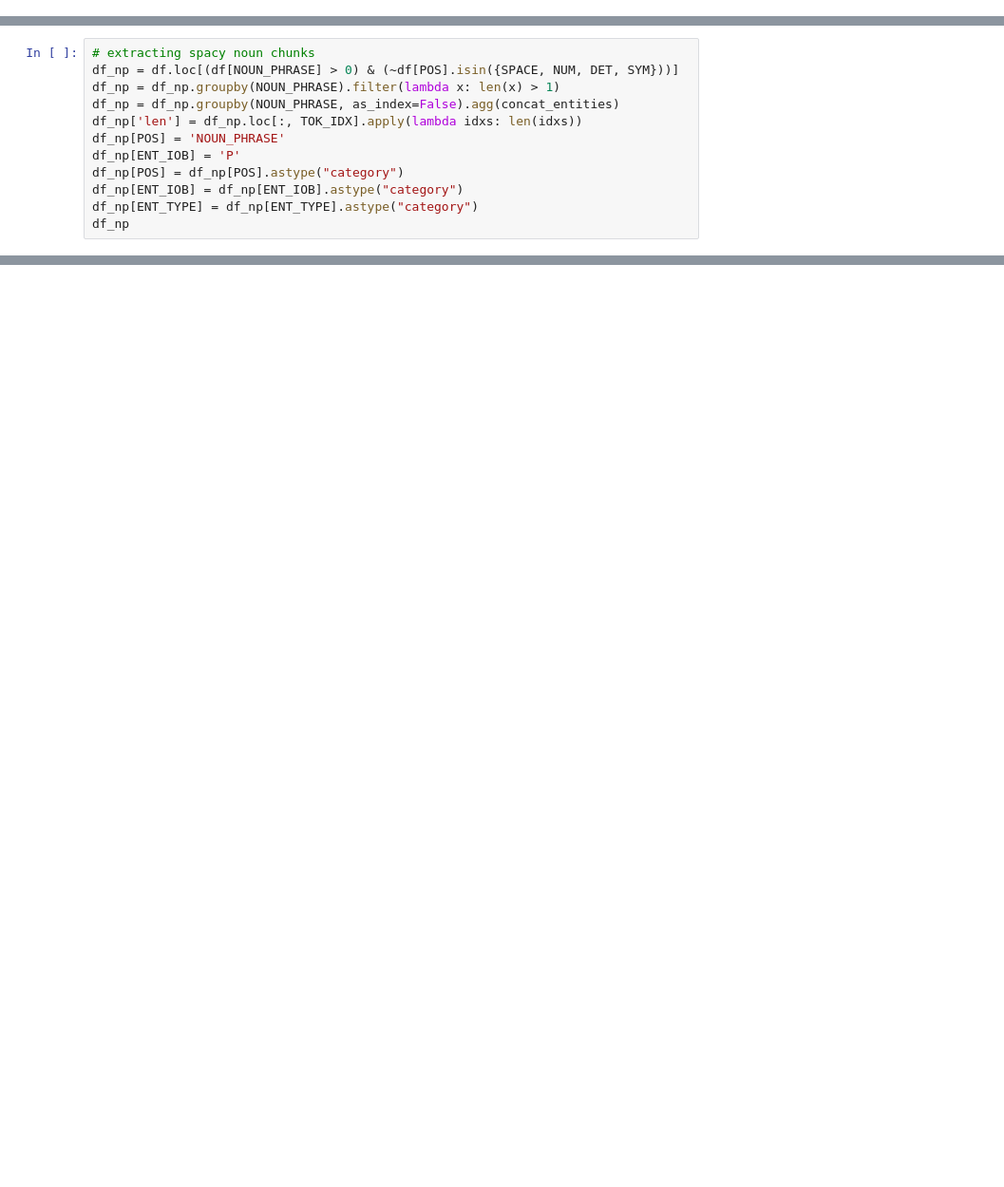
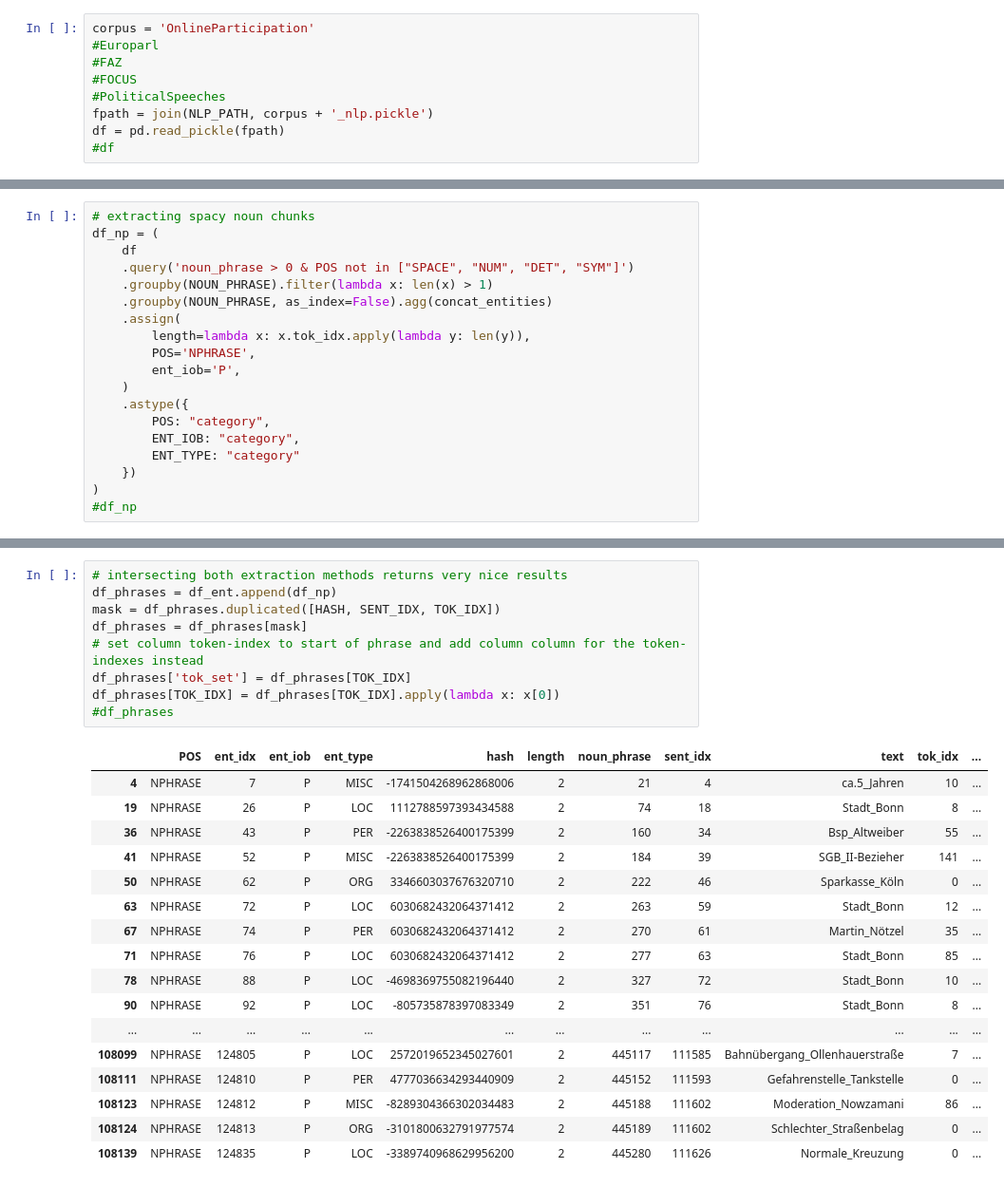
Before and after one commit to andifunke/topic-labeling, a Jupyter notebook: Phrase_extraction.ipynb, the cells around one changed output, grey strips where cells are left out. Shown at 95% size. Cells and saved outputs as stored; diff of their text form; blank space fills up the shorter version.

```diff
--- a/Phrase_extraction.ipynb
+++ b/Phrase_extraction.ipynb
@@ -39,3 +8,12 @@ df
+# %%
+corpus = 'OnlineParticipation'
+#Europarl
+#FAZ
+#FOCUS
+#PoliticalSpeeches
+fpath = join(NLP_PATH, corpus + '_nlp.pickle')
+df = pd.read_pickle(fpath)
+#df
 # %%
 def concat_entities(column):
     if column.name in {HASH, SENT_IDX, ENT_IDX, ENT_TYPE}:
@@ -79,12 +72,19 @@ df_entities
 # %%
 # extracting spacy noun chunks
-df_np = df.loc[(df[NOUN_PHRASE] > 0) & (~df[POS].isin({SPACE, NUM, DET, SYM}))]
-df_np = df_np.groupby(NOUN_PHRASE).filter(lambda x: len(x) > 1)
-df_np = df_np.groupby(NOUN_PHRASE, as_index=False).agg(concat_entities)
-df_np['len'] = df_np.loc[:, TOK_IDX].apply(lambda idxs: len(idxs))
-df_np[POS] = 'NOUN_PHRASE'
-df_np[ENT_IOB] = 'P'
-df_np[POS] = df_np[POS].astype("category")
-df_np[ENT_IOB] = df_np[ENT_IOB].astype("category")
-df_np[ENT_TYPE] = df_np[ENT_TYPE].astype("category")
-df_np
+df_np = (
+    df
+    .query('noun_phrase > 0 & POS not in ["SPACE", "NUM", "DET", "SYM"]')
+    .groupby(NOUN_PHRASE).filter(lambda x: len(x) > 1)
+    .groupby(NOUN_PHRASE, as_index=False).agg(concat_entities)
+    .assign(
+        length=lambda x: x.tok_idx.apply(lambda y: len(y)),
+        POS='NPHRASE',
+        ent_iob='P',
+    )
+    .astype({
+        POS: "category",
+        ENT_IOB: "category",
+        ENT_TYPE: "category"
+    })
+)
+#df_np
@@ -134,0 +91,27 @@ df_dups
+# %%
+# intersecting both extraction methods returns very nice results
+df_phrases = df_ent.append(df_np)
+mask = df_phrases.duplicated([HASH, SENT_IDX, TOK_IDX])
+df_phrases = df_phrases[mask]
+# set column token-index to start of phrase and add column column for the token-indexes instead
+df_phrases['tok_set'] = df_phrases[TOK_IDX]
+df_phrases[TOK_IDX] = df_phrases[TOK_IDX].apply(lambda x: x[0])
+#df_phrases
+# %% [output]
+|  | POS | ent_idx | ent_iob | ent_type | hash | length | noun_phrase | sent_idx | text | tok_idx | ... |
+| 4 | NPHRASE | 7 | P | MISC | -1741504268962868006 | 2 | 21 | 4 | ca.5_Jahren | 10 | ... |
+| 19 | NPHRASE | 26 | P | LOC | 1112788597393434588 | 2 | 74 | 18 | Stadt_Bonn | 8 | ... |
+| 36 | NPHRASE | 43 | P | PER | -2263838526400175399 | 2 | 160 | 34 | Bsp_Altweiber | 55 | ... |
+| 41 | NPHRASE | 52 | P | MISC | -2263838526400175399 | 2 | 184 | 39 | SGB_II-Bezieher | 141 | ... |
+| 50 | NPHRASE | 62 | P | ORG | 3346603037676320710 | 2 | 222 | 46 | Sparkasse_Köln | 0 | ... |
+| 63 | NPHRASE | 72 | P | LOC | 6030682432064371412 | 2 | 263 | 59 | Stadt_Bonn | 12 | ... |
+| 67 | NPHRASE | 74 | P | PER | 6030682432064371412 | 2 | 270 | 61 | Martin_Nötzel | 35 | ... |
+| 71 | NPHRASE | 76 | P | LOC | 6030682432064371412 | 2 | 277 | 63 | Stadt_Bonn | 85 | ... |
+| 78 | NPHRASE | 88 | P | LOC | -4698369755082196440 | 2 | 327 | 72 | Stadt_Bonn | 10 | ... |
+| 90 | NPHRASE | 92 | P | LOC | -805735878397083349 | 2 | 351 | 76 | Stadt_Bonn | 8 | ... |
+| ... | ... | ... | ... | ... | ... | ... | ... | ... | ... | ... | ... |
+| 108099 | NPHRASE | 124805 | P | LOC | 2572019652345027601 | 2 | 445117 | 111585 | Bahnübergang_Ollenhauerstraße | 7 | ... |
+| 108111 | NPHRASE | 124810 | P | PER | 4777036634293440909 | 2 | 445152 | 111593 | Gefahrenstelle_Tankstelle | 0 | ... |
+| 108123 | NPHRASE | 124812 | P | MISC | -8289304366302034483 | 2 | 445188 | 111602 | Moderation_Nowzamani | 86 | ... |
+| 108124 | NPHRASE | 124813 | P | ORG | -3101800632791977574 | 2 | 445189 | 111602 | Schlechter_Straßenbelag | 0 | ... |
+| 108139 | NPHRASE | 124835 | P | LOC | -3389740968629956200 | 2 | 445280 | 111626 | Normale_Kreuzung | 0 | ... |
```
Also changed, not shown: parts of 13 cells of this notebook, 1 other file.
